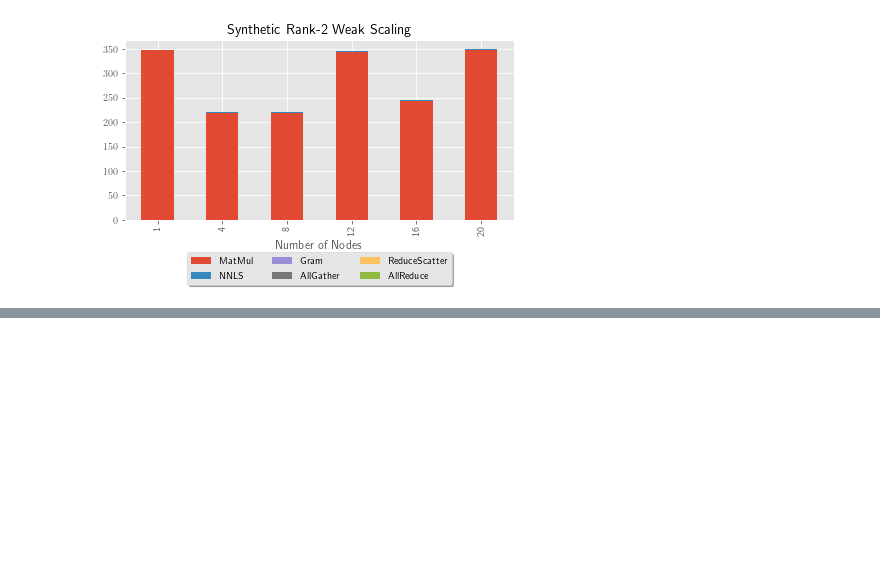
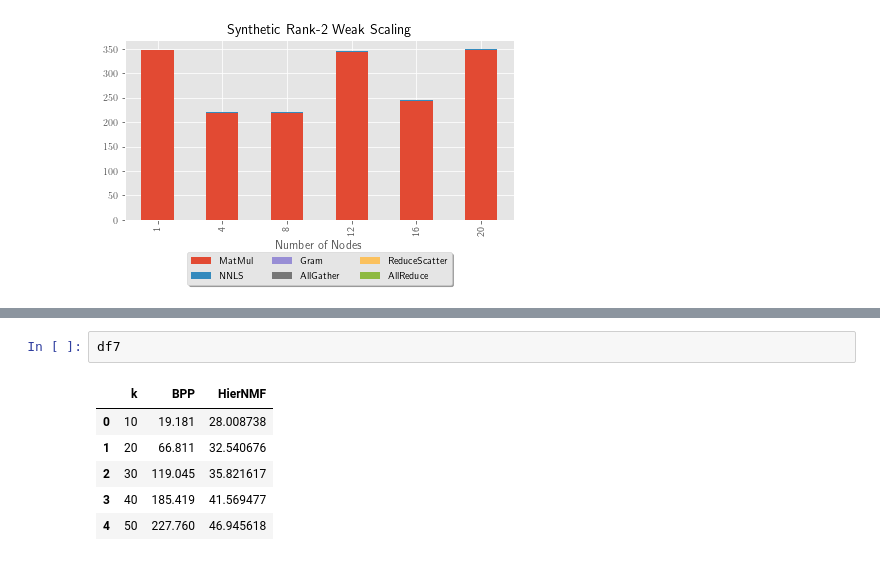
Before and after one commit to lawtonmanning/planc, a Jupyter notebook: latex/plots/hipcplots.ipynb, the cells around one changed output, grey strips where cells are left out. Drawn from its saved outputs; the diff is of its cells as text; blank space fills up the shorter version.

```diff
--- a/latex/plots/hipcplots.ipynb
+++ b/latex/plots/hipcplots.ipynb
@@ -386,0 +395,9 @@ plt.savefig('synthetic_rank2_weakscaling.pdf')
+# %%
+df7
+# %% [output]
+|  | k | BPP | HierNMF |
+| 0 | 10 | 19.181 | 28.008738 |
+| 1 | 20 | 66.811 | 32.540676 |
+| 2 | 30 | 119.045 | 35.821617 |
+| 3 | 40 | 185.419 | 41.569477 |
+| 4 | 50 | 227.760 | 46.945618 |
```
Also changed, not shown: parts of 11 cells of this notebook, 8 other files.
